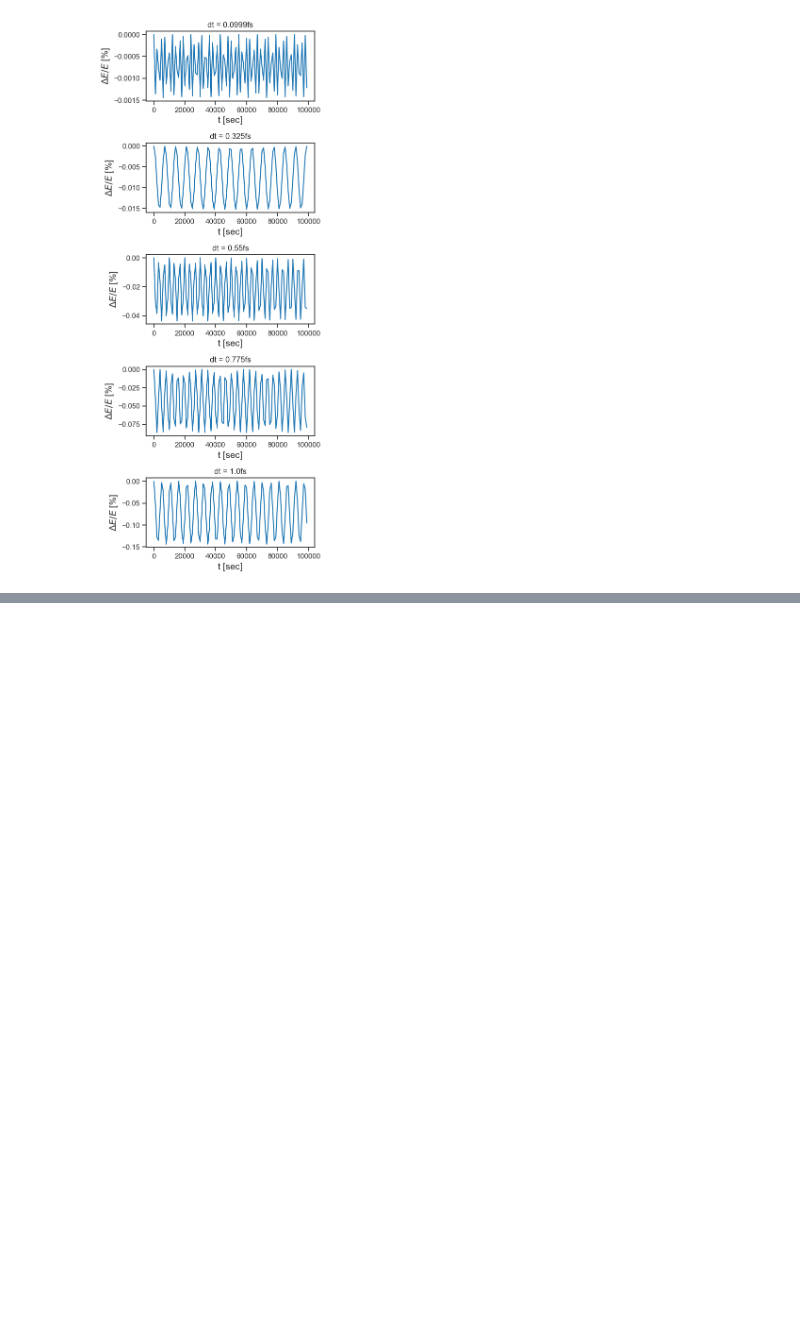
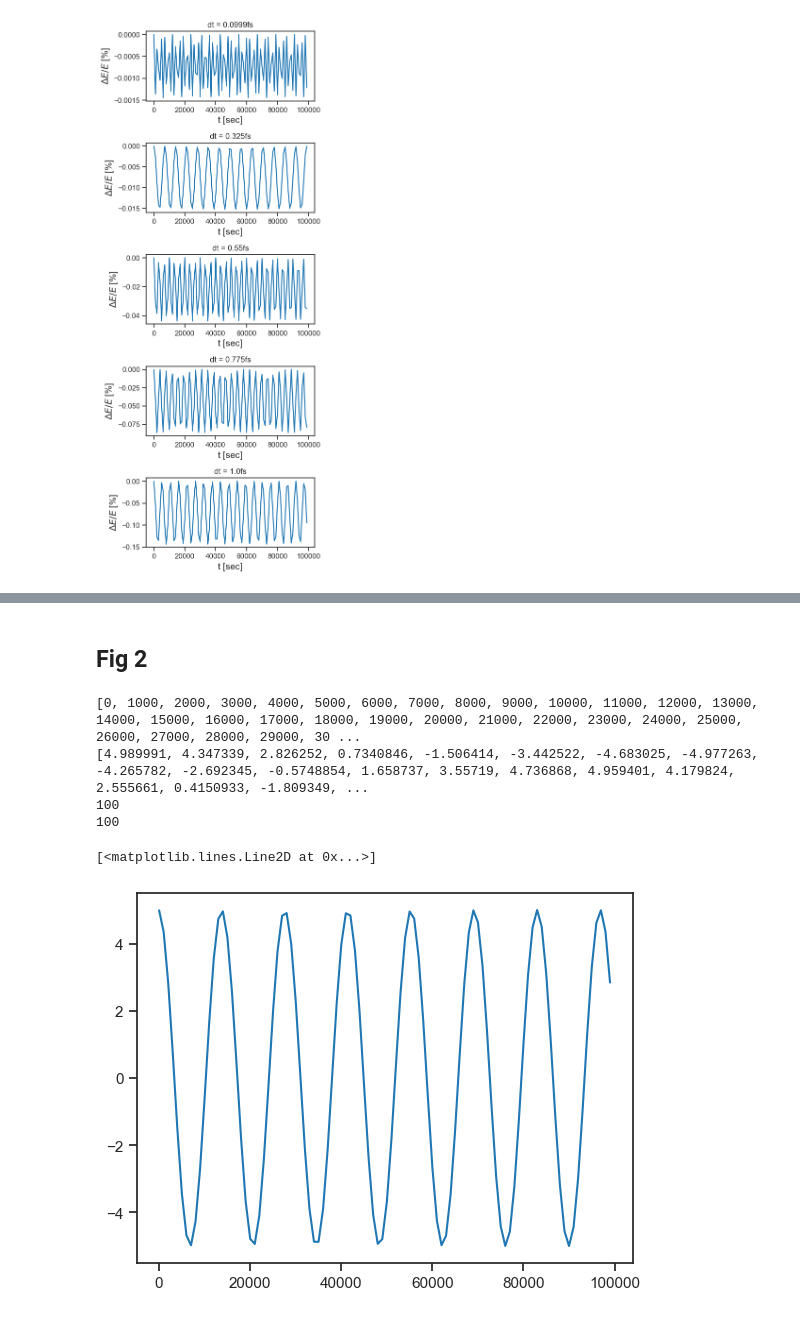
Before and after one commit to SagiMeir/Simulations4Beginners, a Jupyter notebook: getting_started.ipynb, the cells around one changed output, grey strips where cells are left out. Saved outputs shown, nothing was run; the diff lists cells and outputs as text; code cells hidden in the pictures; blank space fills up the shorter version.

```diff
--- a/getting_started.ipynb
+++ b/getting_started.ipynb
@@ -95,0 +98,43 @@ plt.plot(np.linspace(0.1E-15, 1E-15, 5), lst)
+# %% [markdown]
+## Fig 2
+# %%
+import numpy as np
+import pandas as pd
+import matplotlib.pyplot as plt
+# and for nice looking plots:
+import seaborn as sns
+sns.set_theme(style="ticks",rc={'axes.labelsize':14},palette='tab10')
+
+xyz = open("SimForFig2.xyz", 'r')
+# N = int(xyz.readline())
+# header = xyz.readline()
+posX, posY, posZ, time = ([] for i in range(4))
+count = 0
+for i in xyz:
+    if(count % 3 == 0):
+        #print(i)
+        pass
+    elif(count % 3 == 1):
+        #print(i)
+        line = i.split()
+        time.append(int(line[1]))
+    else:
+        line = i.split()
+        posX.append(float(line[1]))
+        posY.append(float(line[2]))
+        posZ.append(float(line[3]))
+    count += 1
+xyz.close()
+
+# print(time)
+# print(posX)
+# print(len(time))
+# print(len(posX))
+plt.plot(time, posX)
+# %% [output]
+[0, 1000, 2000, 3000, 4000, 5000, 6000, 7000, 8000, 9000, 10000, 11000, 12000, 13000, 14000, 15000, 16000, 17000, 18000, 19000, 20000, 21000, 22000, 23000, 24000, 25000, 26000, 27000, 28000, 29000, 30 ...
+[4.989991, 4.347339, 2.826252, 0.7340846, -1.506414, -3.442522, -4.683025, -4.977263, -4.265782, -2.692345, -0.5748854, 1.658737, 3.55719, 4.736868, 4.959401, 4.179824, 2.555661, 0.4150933, -1.809349, ...
+100
+100
+[<matplotlib.lines.Line2D at 0x...>]
+[figure, added]
```
Also changed, not shown: parts of 5 cells of this notebook, 1 other file.
